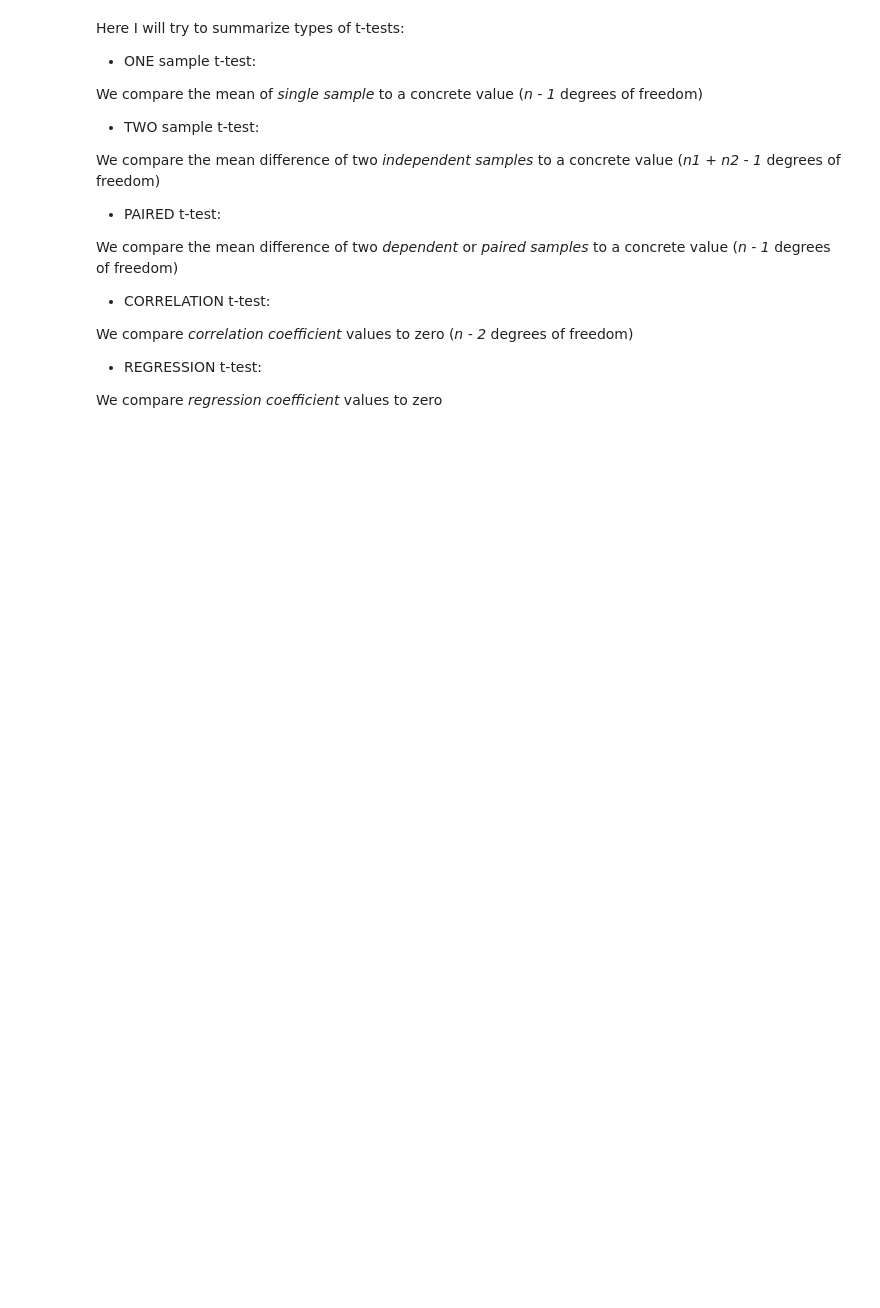
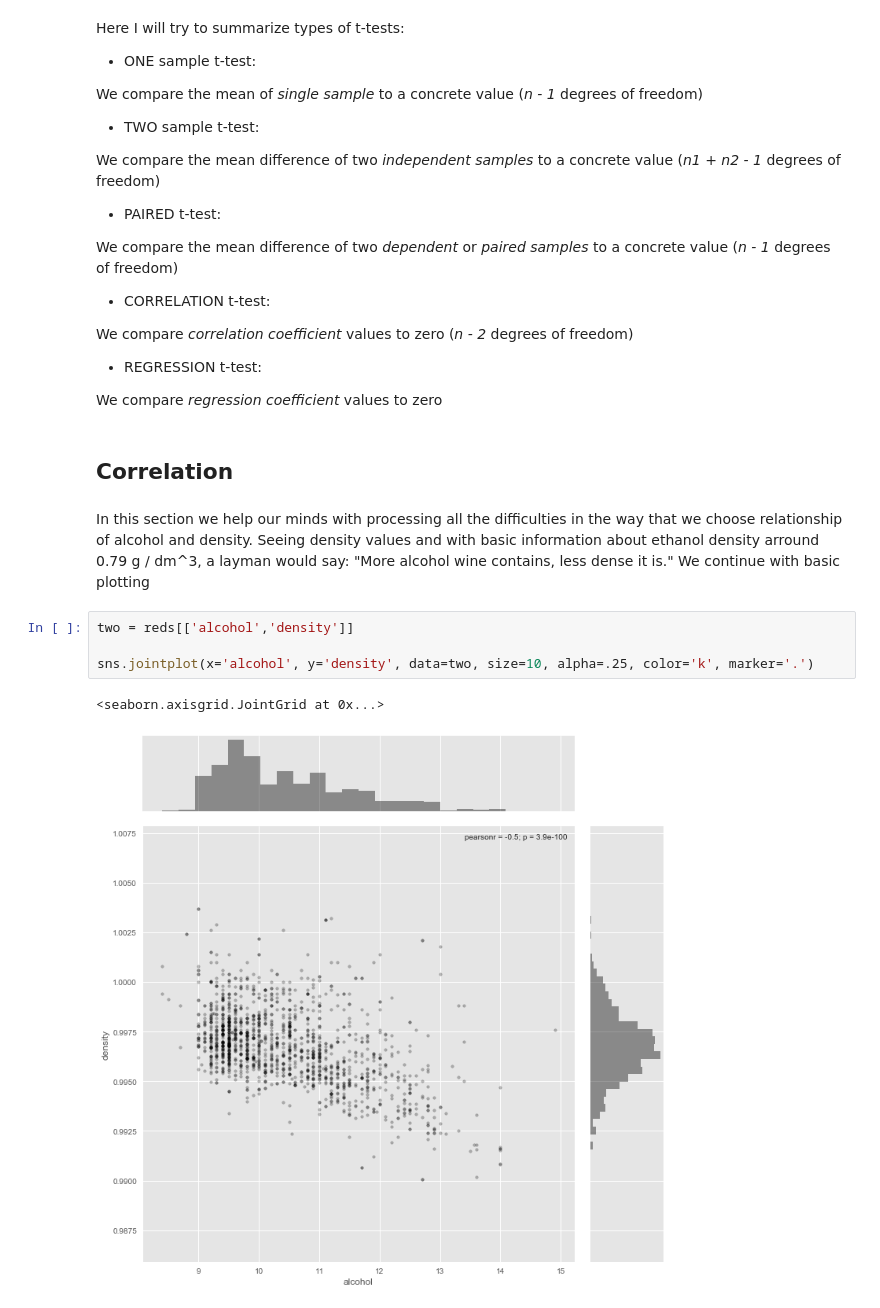
Before and after one commit to ludgo/udaWine, a Jupyter notebook: notebook.ipynb, the cells around one changed output. Cells and saved outputs as stored; diff of their text form; blank space fills up the shorter version.

Commit message:
correlation

```diff
--- a/notebook.ipynb
+++ b/notebook.ipynb
@@ -399,3 +403,14 @@ We compare *correlation coefficient* values to zero (*n - 2* degrees of freedom)
 - REGRESSION t-test:
 
 We compare *regression coefficient* values to zero
+# %% [markdown]
+## Correlation
+# %% [markdown]
+In this section we help our minds with processing all the difficulties in the way that we choose relationship of alcohol and density. Seeing density values and with basic information about ethanol density arround 0.79 g / dm^3, a layman would say: "More alcohol wine contains, less dense it is." We continue with basic plotting
+# %%
+two = reds[['alcohol','density']]
+
+sns.jointplot(x='alcohol', y='density', data=two, size=10, alpha=.25, color='k', marker='.')
+# %% [output]
+<seaborn.axisgrid.JointGrid at 0x...>
+[figure, added]
```
Also changed, not shown: parts of 25 cells of this notebook.
